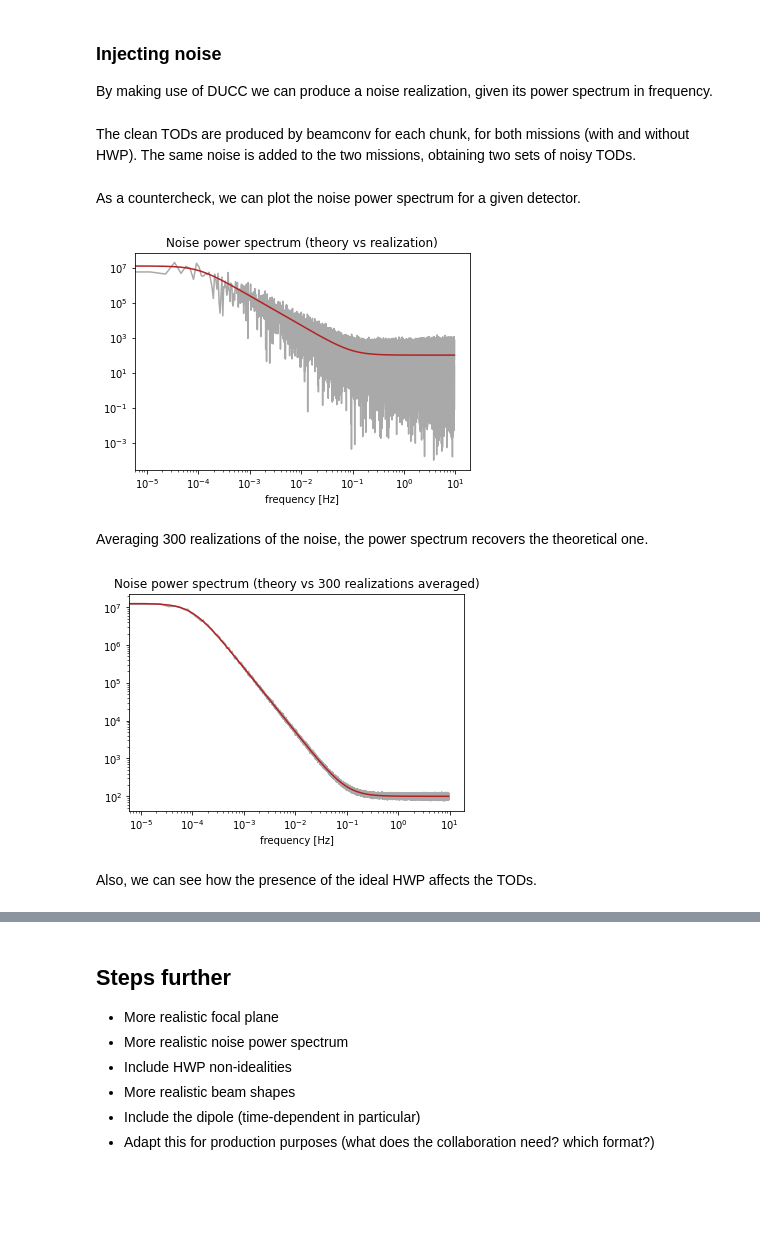
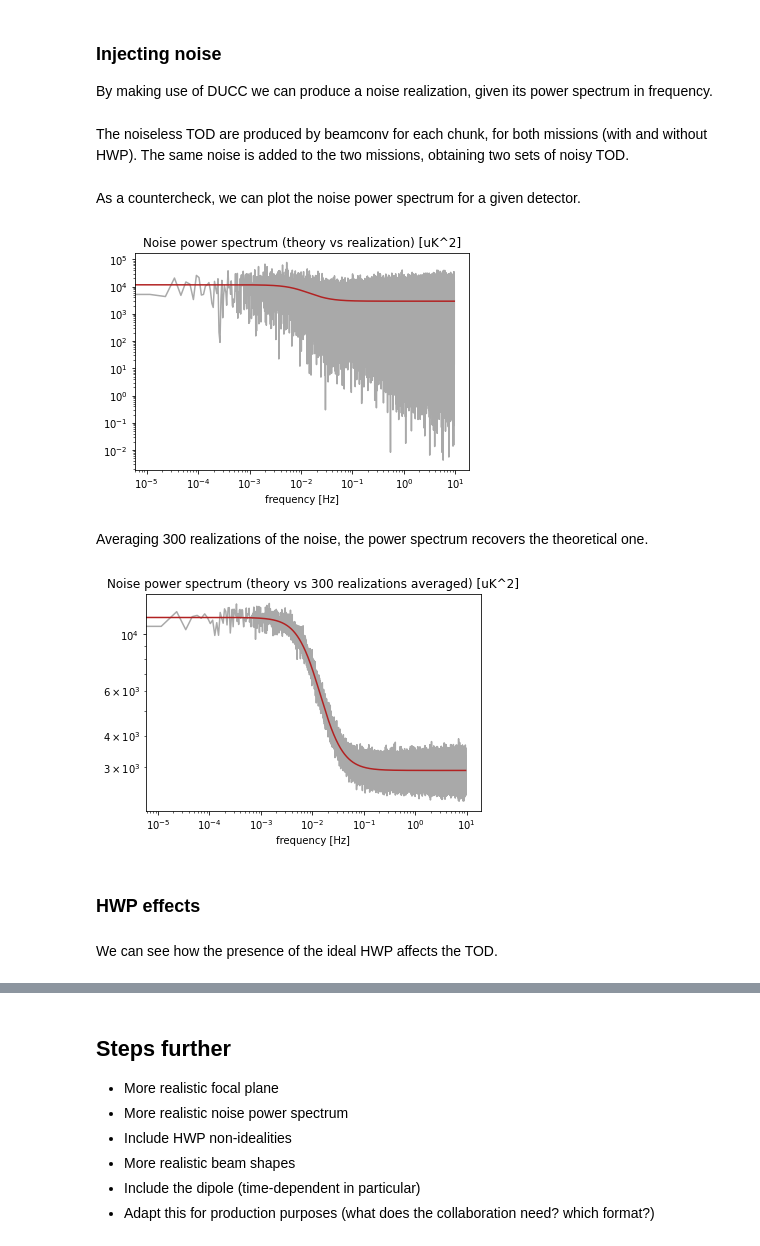
Before and after one commit to martamonelli/beamconv_tidy, a Jupyter notebook: beamconv/demo_PySM.ipynb, the cells around one changed output, grey strips where cells are left out. Drawn from its saved outputs; the diff is of its cells as text; code cells hidden in the pictures; blank space fills up the shorter version.

Commit message:
cleaned up notebooks

```diff
--- a/beamconv/demo_PySM.ipynb
+++ b/beamconv/demo_PySM.ipynb
@@ -202,40 +187,41 @@ plt.show()
 ### Injecting noise
 By making use of DUCC we can produce a noise realization, given its power spectrum in frequency.
 # %%
-# Parameters for generating noise with ducc0 P(f)=sigma^2[(f^2+f_knee^2)/(f^2+f_min^2)]^(slope/2)
-sigma = 10
-f_min = 1e-4
-f_knee = 1e-1
-f_samp = 19.1
-slope = -1.7
+# Parameters for generating noise with ducc0 P(f)=sigma^2[(f^2+f_knee^2)/(f^2+f_min^2)]^(slope/2),
+# Numerical values taken from the IMO
+sigma = 54.
+f_min = 0.01
+f_knee = 0.02
+f_samp = 19.
+slope = -2.
 # %% [markdown]
-The clean TODs are produced by beamconv for each chunk, for both missions (with and without HWP). The same noise is added to the two missions, obtaining two sets of noisy TODs.
+The noiseless TOD are produced by beamconv for each chunk, for both missions (with and without HWP). The same noise is added to the two missions, obtaining two sets of noisy TOD.
 # %%
-# Setting up and fillind TODs (clean, noisy and noise-only)
-clean_TOD = np.empty((ndet,nsamp))
+# Setting up and fillind TOD (noiseless, noisy and noise-only)
+noiseless_TOD = np.empty((ndet,nsamp))
 noisy_TOD = np.empty((ndet,nsamp))
 noise_TOD = np.empty((ndet,nsamp))
 
-# Setting up and fillind TODs (clean, noisy and noise-only)
-clean_TOD_hwp = np.empty((ndet,nsamp))
+# Setting up and fillind TOD (noiseless, noisy and noise-only)
+noiseless_TOD_hwp = np.empty((ndet,nsamp))
 noisy_TOD_hwp = np.empty((ndet,nsamp))
 noise_TOD_hwp = np.empty((ndet,nsamp))
 
-for det in np.arange(ndet):
+for det in range(ndet):
     gen = ducc0.misc.OofaNoise(sigma, f_min, f_knee, f_samp, slope)
-    for chunk in np.arange(nchunk):
+    for chunk in range(nchunk):
         inp = np.random.normal(0.,1.,(nsamp_chunk,))
         noise = gen.filterGaussian(inp)
         #
-        clean_data = ss.data(chunks[chunk],ss.beams[det][0],data_type='tod')
-        noisy_data = clean_data + noise
-        clean_TOD[det,chunk*nsamp_chunk:(chunk+1)*nsamp_chunk] = clean_data
+        noiseless_data = ss.data(chunks[chunk],ss.beams[det][0],data_type='tod')
+        noisy_data = noiseless_data + noise
+        noiseless_TOD[det,chunk*nsamp_chunk:(chunk+1)*nsamp_chunk] = noiseless_data
         noisy_TOD[det,chunk*nsamp_chunk:(chunk+1)*nsamp_chunk] = noisy_data
         noise_TOD[det,chunk*nsamp_chunk:(chunk+1)*nsamp_chunk] = noise
         #
-        clean_data = ss_hwp.data(chunks_hwp[chunk],ss_hwp.beams[det][0],data_type='tod')
-        noisy_data = clean_data + noise
-        clean_TOD_hwp[det,chunk*nsamp_chunk:(chunk+1)*nsamp_chunk] = clean_data
+        noiseless_data = ss_hwp.data(chunks_hwp[chunk],ss_hwp.beams[det][0],data_type='tod')
+        noisy_data = noiseless_data + noise
+        noiseless_TOD_hwp[det,chunk*nsamp_chunk:(chunk+1)*nsamp_chunk] = noiseless_data
         noisy_TOD_hwp[det,chunk*nsamp_chunk:(chunk+1)*nsamp_chunk] = noisy_data
         noise_TOD_hwp[det,chunk*nsamp_chunk:(chunk+1)*nsamp_chunk] = noise
 # %% [markdown]
@@ -249,11 +235,11 @@ ps_theory = sigma**2 * ((freqs**2+f_knee**2)/(freqs**2+f_min**2))**(-slope/2)
 
 plt.loglog(freqs[:ps.size//2],ps[:ps.size//2],'darkgray')
 plt.loglog(freqs[:ps.size//2],ps_theory[:ps.size//2],'firebrick')
-plt.title('Noise power spectrum (theory vs realization)')
+plt.title('Noise power spectrum (theory vs realization) [uK^2]')
 plt.xlabel('frequency [Hz]')
 plt.show()
 # %% [output]
-[figure, old version]
+[figure, new version]
 # %% [markdown]
 Averaging 300 realizations of the noise, the power spectrum recovers the theoretical one.
 # %%
@@ -262,9 +248,9 @@ nps = int(300)
 
 gen = ducc0.misc.OofaNoise(sigma, f_min, f_knee, f_samp, slope)
 
-for i in np.arange(nps):
+for i in range(nps):
     noise = np.zeros(nsamp)
-    for chunk in np.arange(nchunk):
+    for chunk in range(nchunk):
         inp = np.random.normal(0.,1.,(nsamp_chunk,))
         #
         noise[chunk*nsamp_chunk:(chunk+1)*nsamp_chunk] = gen.filterGaussian(inp)
@@ -274,14 +260,16 @@ ps = ps/nps
 # %%
 # Plotting the power spectrum
 plt.loglog(freqs[:ps.size//2],ps[:ps.size//2],'darkgray')
 plt.loglog(freqs[:ps.size//2],ps_theory[:ps.size//2],'firebrick')
-plt.title('Noise power spectrum (theory vs 300 realizations averaged)')
+plt.title('Noise power spectrum (theory vs 300 realizations averaged) [uK^2]')
 plt.xlabel('frequency [Hz]')
 plt.show()
 # %% [output]
-[figure, old version]
+[figure, new version]
+# %% [markdown]
+### HWP effects
 # %% [markdown]
-Also, we can see how the presence of the ideal HWP affects the TODs.
+We can see how the presence of the ideal HWP affects the TOD.
 # %%
 n = ndet
 color = plt.cm.coolwarm(np.linspace(0,1,n))
```
Also changed, not shown: parts of 21 cells of this notebook, 3 other files.
